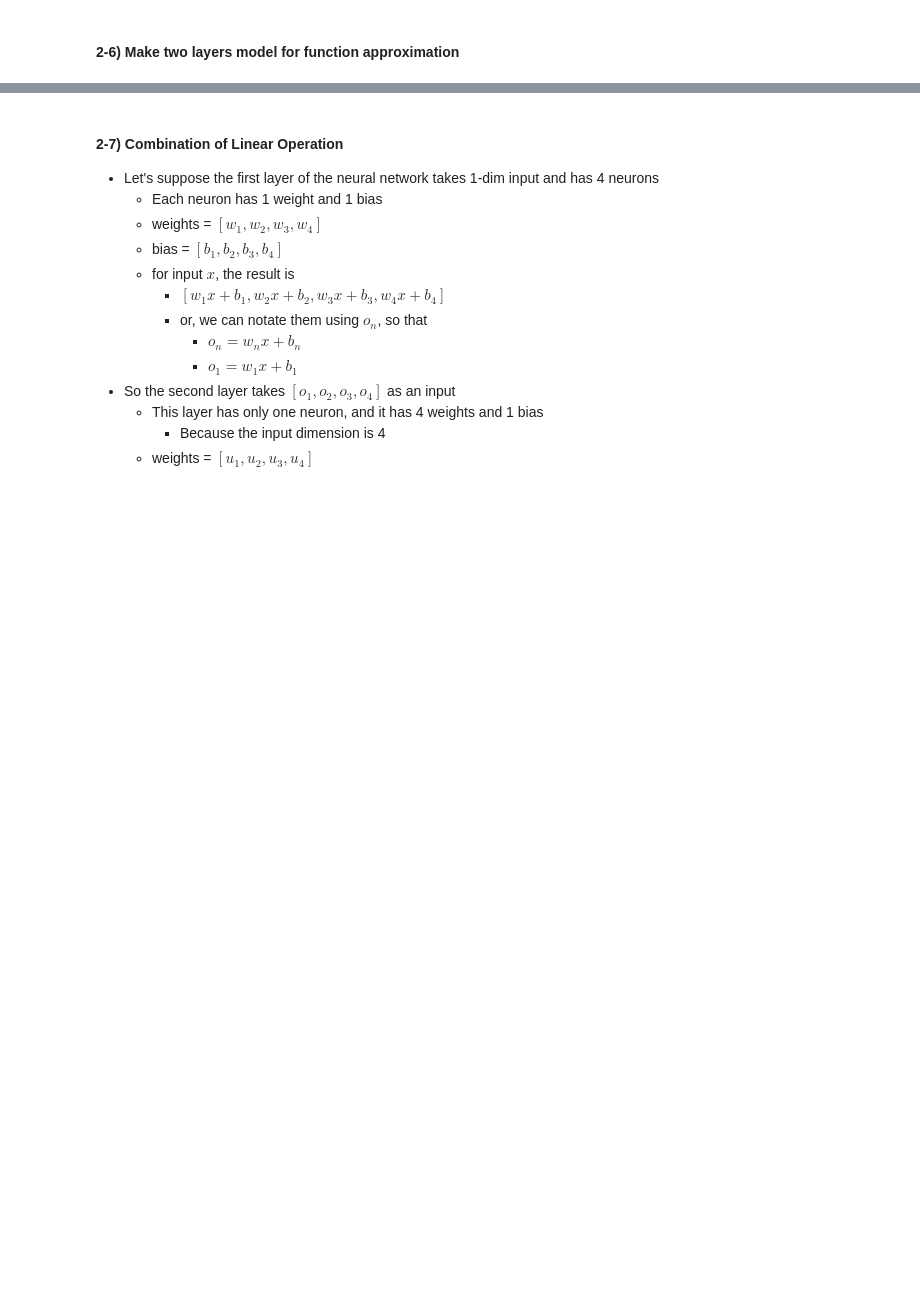
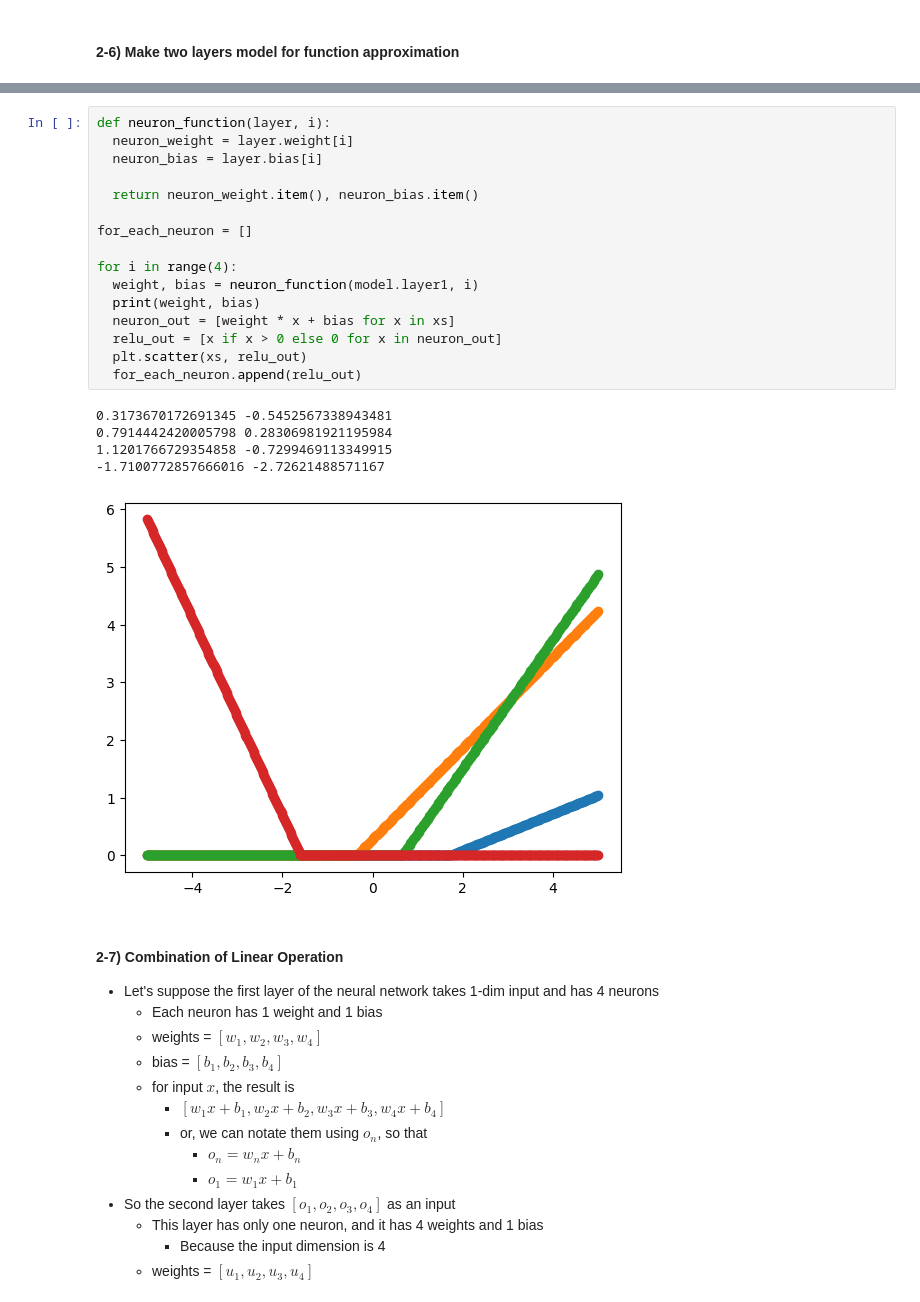
Before and after one commit to jdasam/mas1004, a Jupyter notebook: live_coding/2_function_approximation.ipynb, the cells around one changed output, grey strips where cells are left out. Cells and saved outputs as stored; diff of their text form; blank space fills up the shorter version.

```diff
--- a/live_coding/2_function_approximation.ipynb
+++ b/live_coding/2_function_approximation.ipynb
@@ -667,3 +844,25 @@ any([True, True, False]), all([True, True, False])
+# %%
+def neuron_function(layer, i):
+  neuron_weight = layer.weight[i]
+  neuron_bias = layer.bias[i]
+
+  return neuron_weight.item(), neuron_bias.item()
+
+for_each_neuron = []
+
+for i in range(4):
+  weight, bias = neuron_function(model.layer1, i)
+  print(weight, bias)
+  neuron_out = [weight * x + bias for x in xs]
+  relu_out = [x if x > 0 else 0 for x in neuron_out]
+  plt.scatter(xs, relu_out)
+  for_each_neuron.append(relu_out)
+# %% [output]
+0.3173670172691345 -0.5452567338943481
+0.7914442420005798 0.28306981921195984
+1.1201766729354858 -0.7299469113349915
+-1.7100772857666016 -2.72621488571167
+[figure, added]
 # %% [markdown]
 #### 2-7) Combination of Linear Operation
 - Let's suppose the first layer of the neural network takes 1-dim input and has 4 neurons
```
Also changed, not shown: parts of 10 cells of this notebook.
